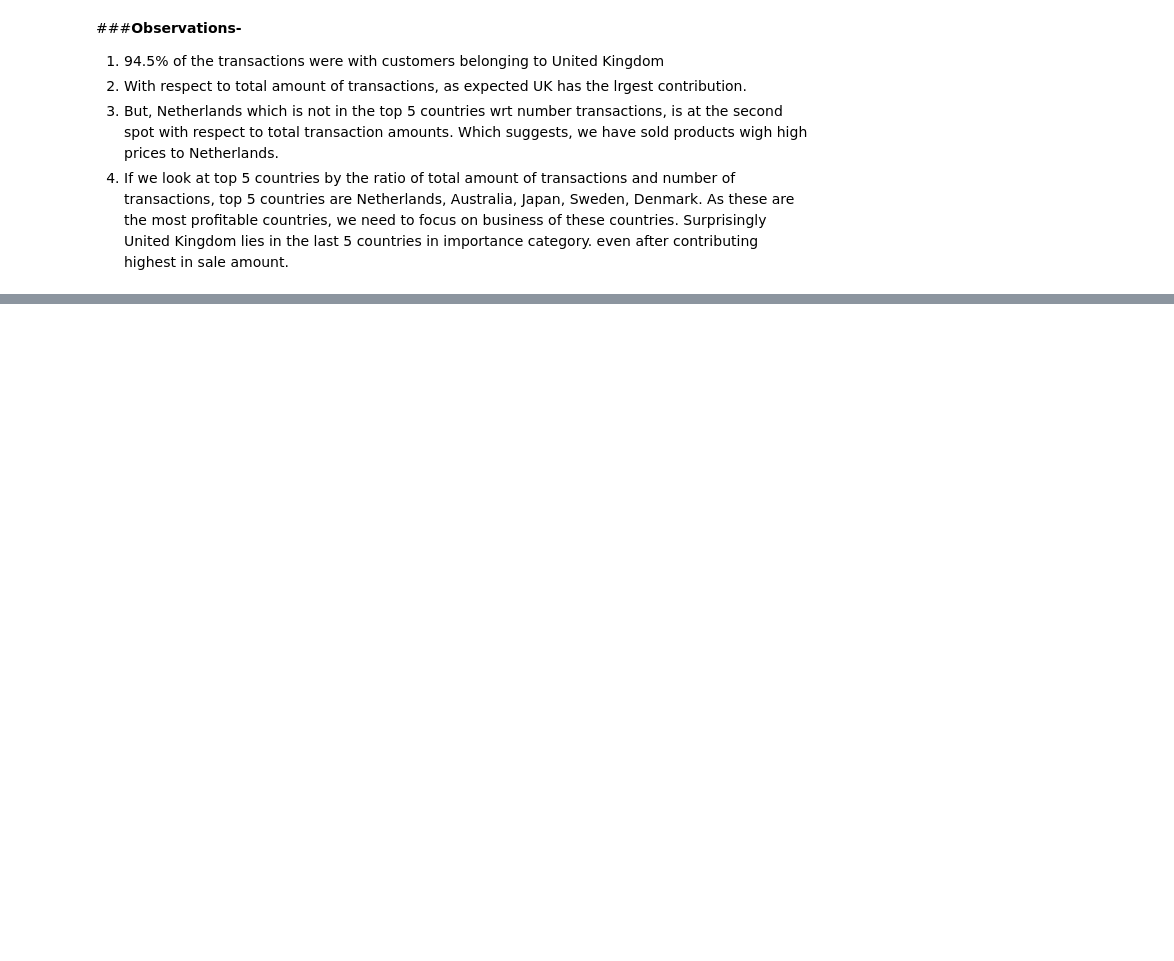
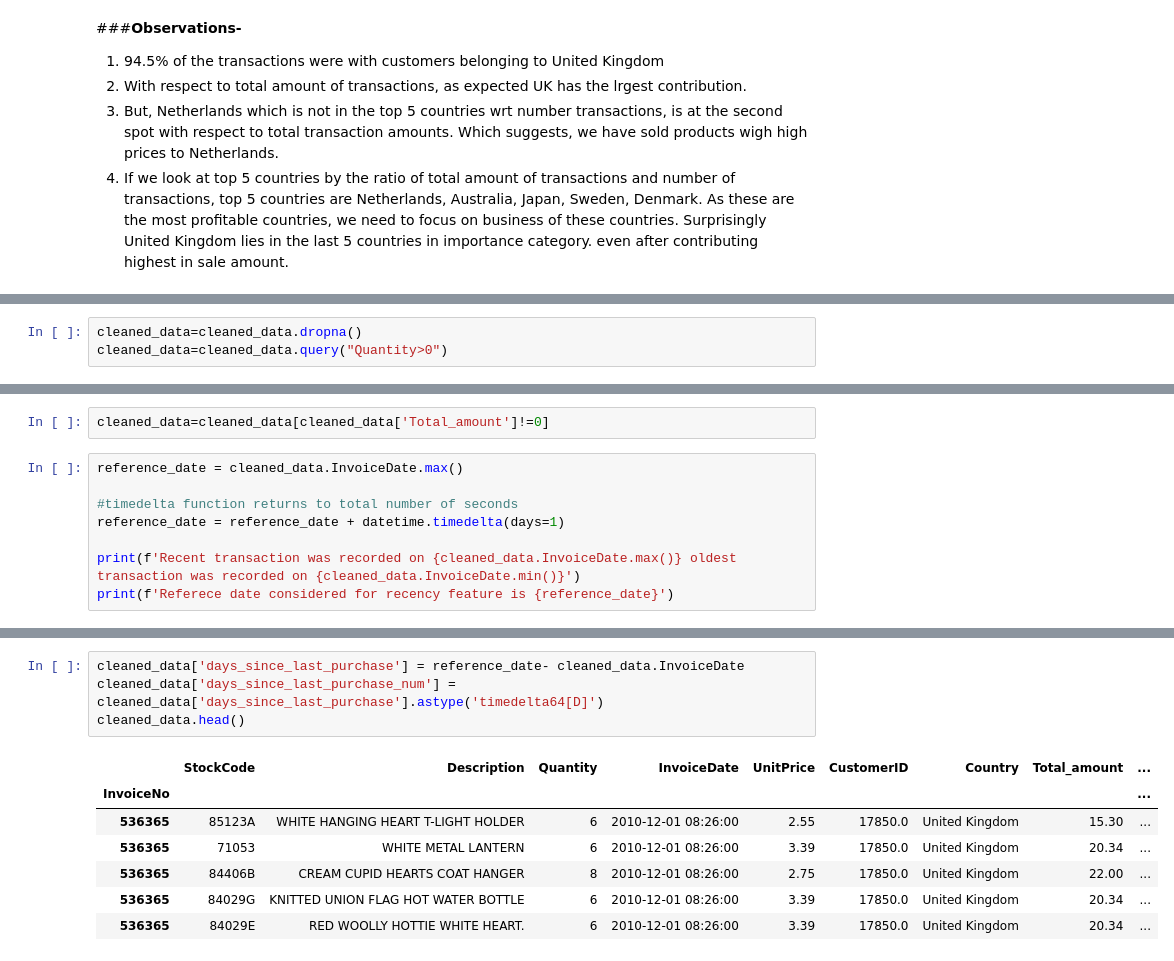
Before and after one commit to omkar123katare/Capstone_4_Netflicks_movies_and_TV_shoes_clustering, a Jupyter notebook: Online_Retail_Customer_Segmentation_Capstone_Project.ipynb, the cells around one changed output, grey strips where cells are left out. Saved outputs shown, nothing was run; the diff lists cells and outputs as text; blank space fills up the shorter version.

```diff
--- a/Online_Retail_Customer_Segmentation_Capstone_Project.ipynb
+++ b/Online_Retail_Customer_Segmentation_Capstone_Project.ipynb
@@ -934,0 +975,3 @@ fig.show()
+# %%
+cleaned_data=cleaned_data.dropna()
+cleaned_data=cleaned_data.query("Quantity>0")
@@ -934,0 +984,10 @@ fig.show()
+# %%
+cleaned_data=cleaned_data[cleaned_data['Total_amount']!=0]
+# %%
+reference_date = cleaned_data.InvoiceDate.max()
+
+#timedelta function returns to total number of seconds
+reference_date = reference_date + datetime.timedelta(days=1)
+
+print(f'Recent transaction was recorded on {cleaned_data.InvoiceDate.max()} oldest transaction was recorded on {cleaned_data.InvoiceDate.min()}')
+print(f'Referece date considered for recency feature is {reference_date}')
@@ -934,0 +997,12 @@ fig.show()
+# %%
+cleaned_data['days_since_last_purchase'] = reference_date- cleaned_data.InvoiceDate
+cleaned_data['days_since_last_purchase_num'] = cleaned_data['days_since_last_purchase'].astype('timedelta64[D]')
+cleaned_data.head()
+# %% [output]
+|  | StockCode | Description | Quantity | InvoiceDate | UnitPrice | CustomerID | Country | Total_amount | ... |
+| InvoiceNo |  |  |  |  |  |  |  |  | ... |
+| 536365 | 85123A | WHITE HANGING HEART T-LIGHT HOLDER | 6 | 2010-12-01 08:26:00 | 2.55 | 17850.0 | United Kingdom | 15.30 | ... |
+| 536365 | 71053 | WHITE METAL LANTERN | 6 | 2010-12-01 08:26:00 | 3.39 | 17850.0 | United Kingdom | 20.34 | ... |
+| 536365 | 84406B | CREAM CUPID HEARTS COAT HANGER | 8 | 2010-12-01 08:26:00 | 2.75 | 17850.0 | United Kingdom | 22.00 | ... |
+| 536365 | 84029G | KNITTED UNION FLAG HOT WATER BOTTLE | 6 | 2010-12-01 08:26:00 | 3.39 | 17850.0 | United Kingdom | 20.34 | ... |
+| 536365 | 84029E | RED WOOLLY HOTTIE WHITE HEART. | 6 | 2010-12-01 08:26:00 | 3.39 | 17850.0 | United Kingdom | 20.34 | ... |
```
Also changed, not shown: parts of 45 cells of this notebook.
